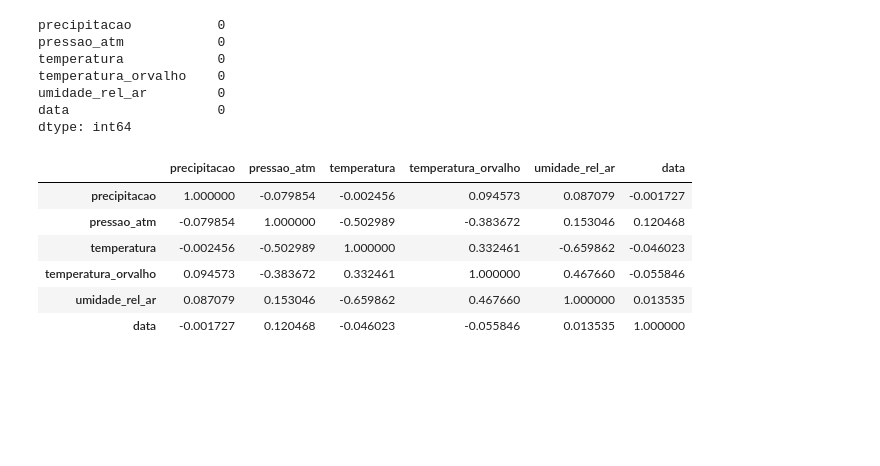
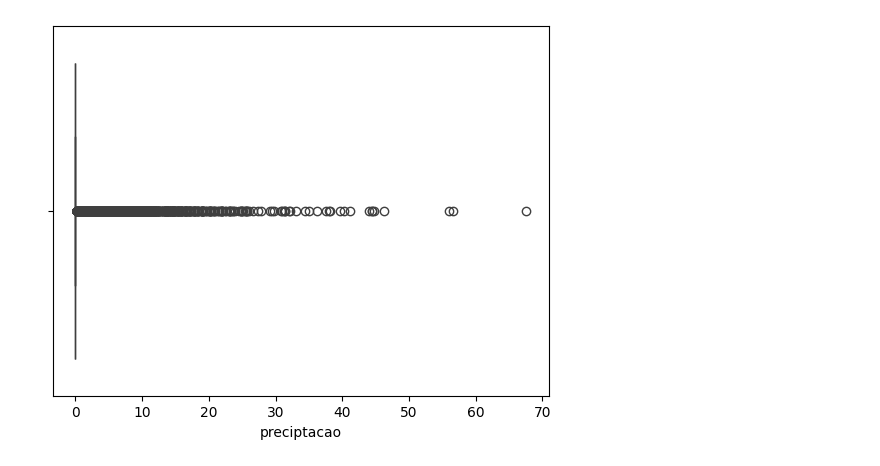
Before and after one commit to DantasEduardo/forecast, a Jupyter notebook: notebook/test_forecast/test_forecast.ipynb, the cells around one changed output. Saved outputs shown, nothing was run; the diff lists cells and outputs as text; code cells hidden in the pictures; blank space fills up the shorter version.

```diff
--- a/notebook/test_forecast/test_forecast.ipynb
+++ b/notebook/test_forecast/test_forecast.ipynb
@@ -46,31 +60,10 @@ precipitacao_mean = round(df['precipitacao'].mean(), 2)
-# %%
-df['precipitacao'] = df['precipitacao'].fillna(precipitacao_mean)
-df.dropna(inplace=True)
-df.isnull().sum()
-# %% [output]
-precipitacao           0
-pressao_atm            0
-temperatura            0
-temperatura_orvalho    0
-umidade_rel_ar         0
-data                   0
-dtype: int64
-# %%
-correlation_matrix = df.corr()
-correlation_matrix
-# %% [output]
-|  | precipitacao | pressao_atm | temperatura | temperatura_orvalho | umidade_rel_ar | data |
-| precipitacao | 1.000000 | -0.079854 | -0.002456 | 0.094573 | 0.087079 | -0.001727 |
-| pressao_atm | -0.079854 | 1.000000 | -0.502989 | -0.383672 | 0.153046 | 0.120468 |
-| temperatura | -0.002456 | -0.502989 | 1.000000 | 0.332461 | -0.659862 | -0.046023 |
-| temperatura_orvalho | 0.094573 | -0.383672 | 0.332461 | 1.000000 | 0.467660 | -0.055846 |
-| umidade_rel_ar | 0.087079 | 0.153046 | -0.659862 | 0.467660 | 1.000000 | 0.013535 |
-| data | -0.001727 | 0.120468 | -0.046023 | -0.055846 | 0.013535 | 1.000000 |
 # %%
 import seaborn as sns
 import matplotlib.pyplot as plt
 
 # Criando um box plot
-sns.boxplot(x=df['precipitacao'])
+sns.boxplot(x=df['preciptacao'])
 plt.show()
+# %% [output]
+[figure, added]
 # %%
```
Also changed, not shown: parts of 13 cells of this notebook.
